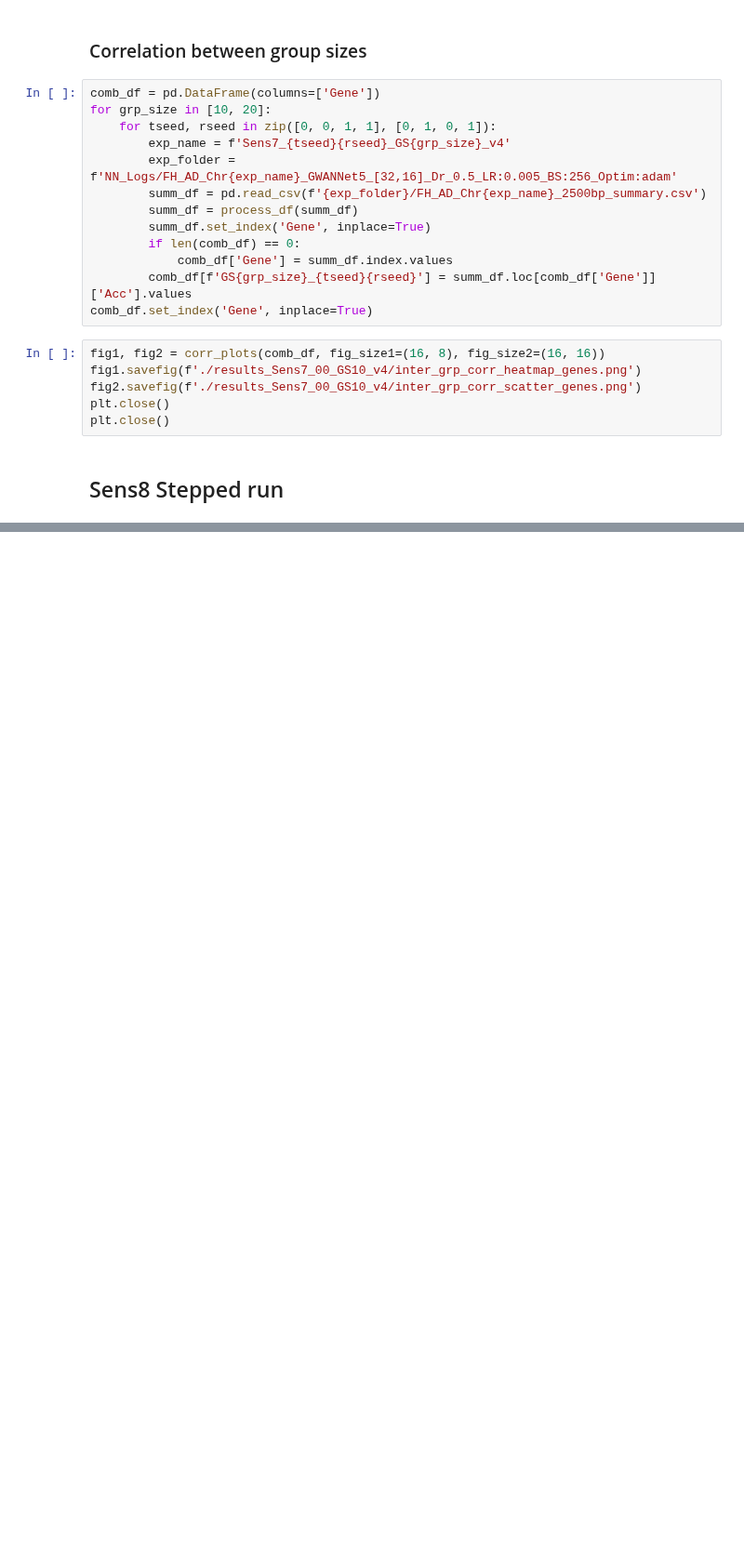
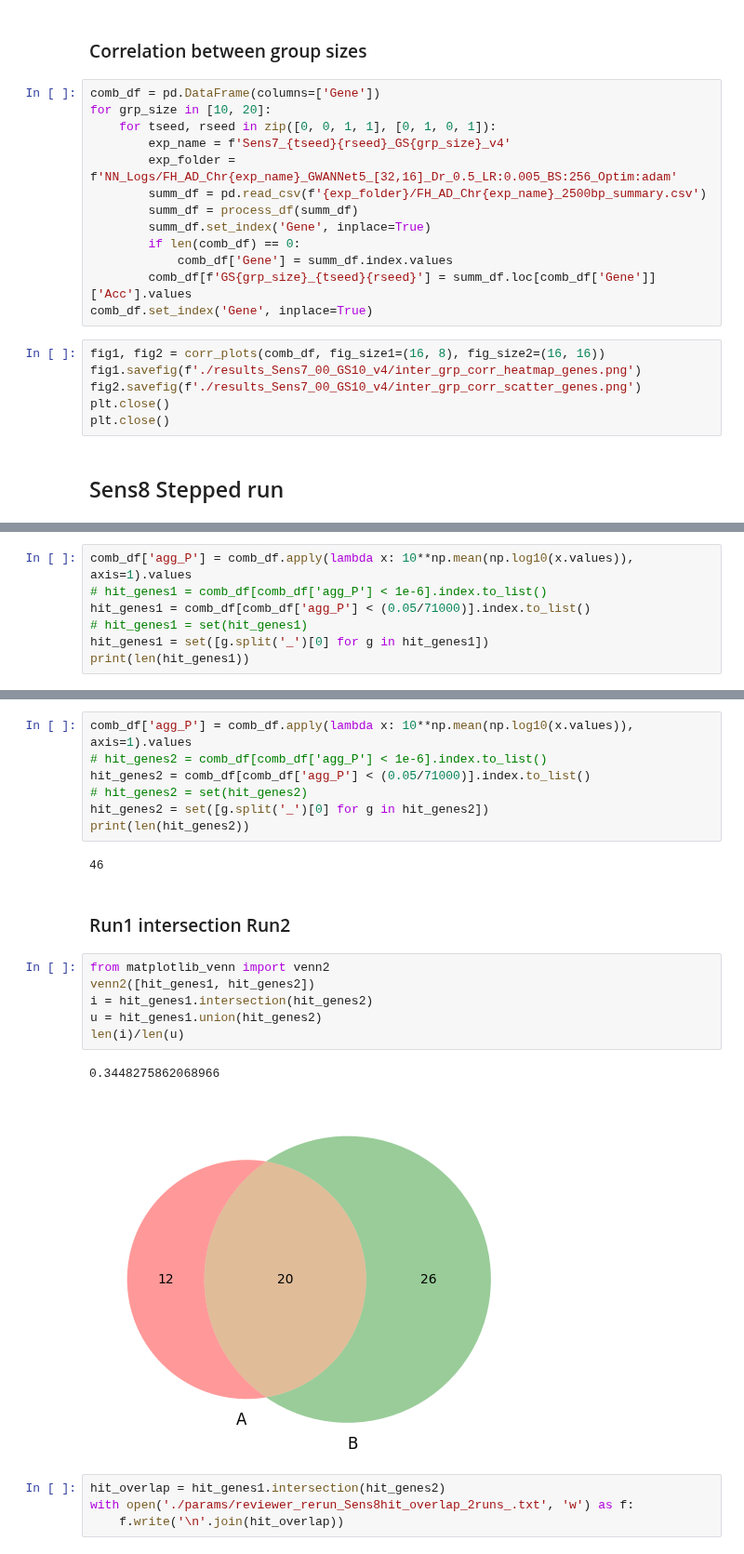
Before and after one commit to titoghose/GWANN, a Jupyter notebook: Code_AD/sensitivity_plots.ipynb, the cells around one changed output, grey strips where cells are left out. Shown at 93% size. Cells and saved outputs as stored; diff of their text form; blank space fills up the shorter version.

```diff
--- a/Code_AD/sensitivity_plots.ipynb
+++ b/Code_AD/sensitivity_plots.ipynb
@@ -879,0 +842,7 @@ tdf.loc[tdf > -np.log10(0.05/71000)].index.to_list()
+# %%
+comb_df['agg_P'] = comb_df.apply(lambda x: 10**np.mean(np.log10(x.values)), axis=1).values
+# hit_genes1 = comb_df[comb_df['agg_P'] < 1e-6].index.to_list()
+hit_genes1 = comb_df[comb_df['agg_P'] < (0.05/71000)].index.to_list()
+# hit_genes1 = set(hit_genes1)
+hit_genes1 = set([g.split('_')[0] for g in hit_genes1])
+print(len(hit_genes1))
@@ -879,0 +893,24 @@ tdf.loc[tdf > -np.log10(0.05/71000)].index.to_list()
+# %%
+comb_df['agg_P'] = comb_df.apply(lambda x: 10**np.mean(np.log10(x.values)), axis=1).values
+# hit_genes2 = comb_df[comb_df['agg_P'] < 1e-6].index.to_list()
+hit_genes2 = comb_df[comb_df['agg_P'] < (0.05/71000)].index.to_list()
+# hit_genes2 = set(hit_genes2)
+hit_genes2 = set([g.split('_')[0] for g in hit_genes2])
+print(len(hit_genes2))
+# %% [output]
+46
+# %% [markdown]
+### Run1 intersection Run2
+# %%
+from matplotlib_venn import venn2
+venn2([hit_genes1, hit_genes2])
+i = hit_genes1.intersection(hit_genes2)
+u = hit_genes1.union(hit_genes2)
+len(i)/len(u)
+# %% [output]
+0.3448275862068966
+[figure, added]
+# %%
+hit_overlap = hit_genes1.intersection(hit_genes2)
+with open('./params/reviewer_rerun_Sens8hit_overlap_2runs_.txt', 'w') as f:
+    f.write('\n'.join(hit_overlap))
```
Also changed, not shown: parts of 15 cells of this notebook, 6 other files.
